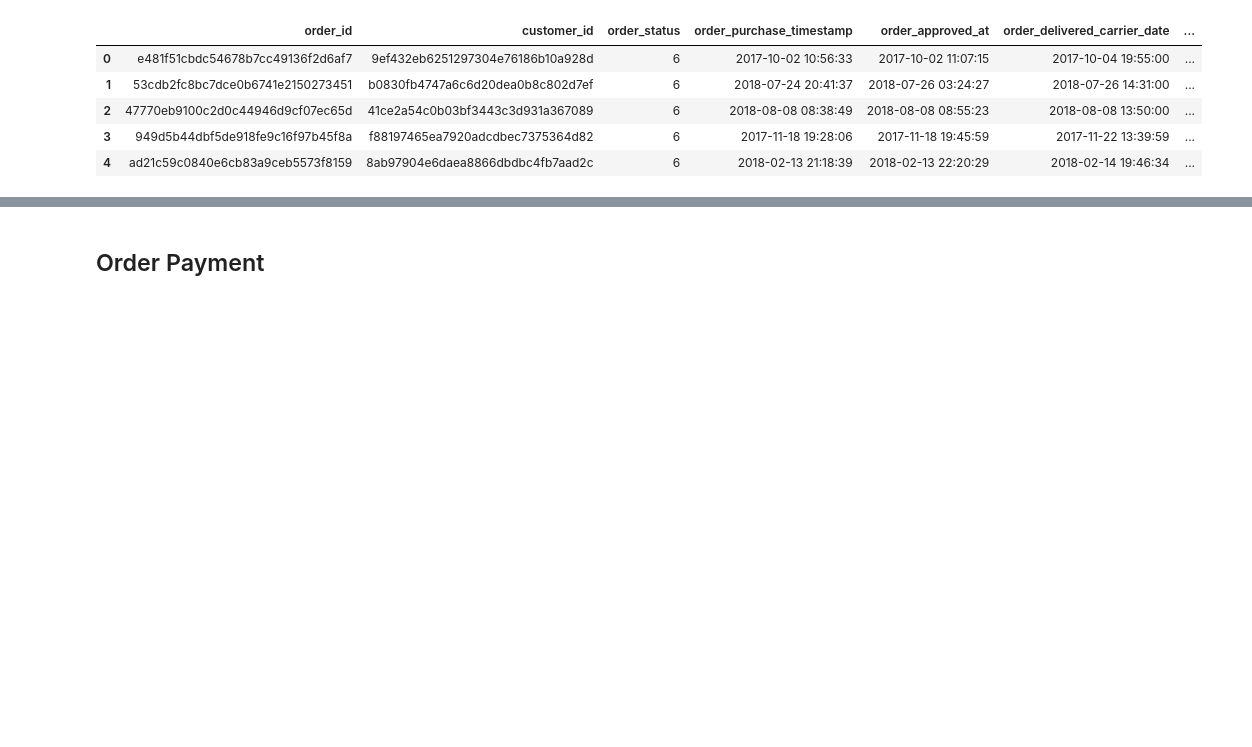
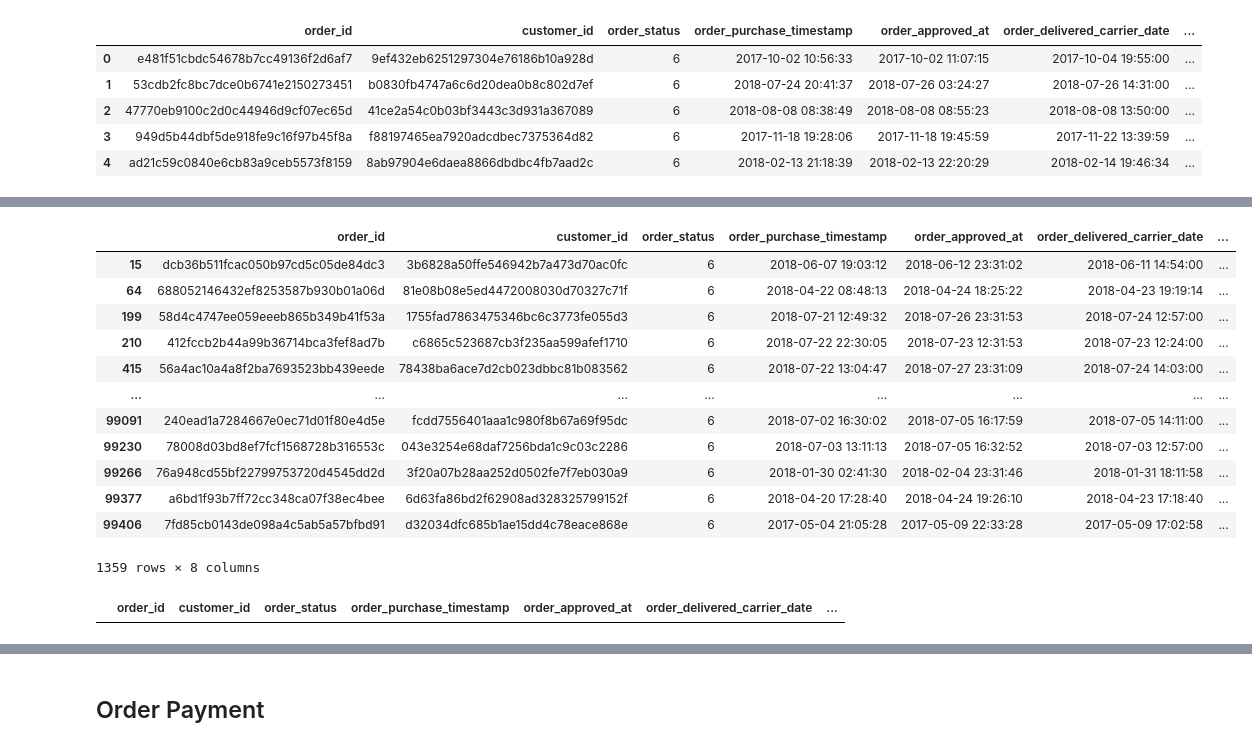
Before and after one commit to b1llywitant0/dbt-semantic-layer-implementation, a Jupyter notebook: analysis/EDA.ipynb, the cells around one changed output, grey strips where cells are left out. Drawn from its saved outputs; the diff is of its cells as text; code cells hidden in the pictures; blank space fills up the shorter version.

Commit message:
Test & Fix: Asserting timestamp columns in orders table, fixing anomalies in the timestamp columns

```diff
--- a/analysis/EDA.ipynb
+++ b/analysis/EDA.ipynb
@@ -1301,0 +1351,16 @@ df_order.loc[index,'order_status'] = 2
+# %%
+df_order[df_order['order_delivered_carrier_date']<df_order['order_approved_at']]
+# %% [output]
+|  | order_id | customer_id | order_status | order_purchase_timestamp | order_approved_at | order_delivered_carrier_date | ... |
+| 15 | dcb36b511fcac050b97cd5c05de84dc3 | 3b6828a50ffe546942b7a473d70ac0fc | 6 | 2018-06-07 19:03:12 | 2018-06-12 23:31:02 | 2018-06-11 14:54:00 | ... |
+| 64 | 688052146432ef8253587b930b01a06d | 81e08b08e5ed4472008030d70327c71f | 6 | 2018-04-22 08:48:13 | 2018-04-24 18:25:22 | 2018-04-23 19:19:14 | ... |
+| 199 | 58d4c4747ee059eeeb865b349b41f53a | 1755fad7863475346bc6c3773fe055d3 | 6 | 2018-07-21 12:49:32 | 2018-07-26 23:31:53 | 2018-07-24 12:57:00 | ... |
+| 210 | 412fccb2b44a99b36714bca3fef8ad7b | c6865c523687cb3f235aa599afef1710 | 6 | 2018-07-22 22:30:05 | 2018-07-23 12:31:53 | 2018-07-23 12:24:00 | ... |
+| 415 | 56a4ac10a4a8f2ba7693523bb439eede | 78438ba6ace7d2cb023dbbc81b083562 | 6 | 2018-07-22 13:04:47 | 2018-07-27 23:31:09 | 2018-07-24 14:03:00 | ... |
+| ... | ... | ... | ... | ... | ... | ... | ... |
+| 99091 | 240ead1a7284667e0ec71d01f80e4d5e | fcdd7556401aaa1c980f8b67a69f95dc | 6 | 2018-07-02 16:30:02 | 2018-07-05 16:17:59 | 2018-07-05 14:11:00 | ... |
+| 99230 | 78008d03bd8ef7fcf1568728b316553c | 043e3254e68daf7256bda1c9c03c2286 | 6 | 2018-07-03 13:11:13 | 2018-07-05 16:32:52 | 2018-07-03 12:57:00 | ... |
+| 99266 | 76a948cd55bf22799753720d4545dd2d | 3f20a07b28aa252d0502fe7f7eb030a9 | 6 | 2018-01-30 02:41:30 | 2018-02-04 23:31:46 | 2018-01-31 18:11:58 | ... |
+| 99377 | a6bd1f93b7ff72cc348ca07f38ec4bee | 6d63fa86bd2f62908ad328325799152f | 6 | 2018-04-20 17:28:40 | 2018-04-24 19:26:10 | 2018-04-23 17:18:40 | ... |
+| 99406 | 7fd85cb0143de098a4c5ab5a57bfbd91 | d32034dfc685b1ae15dd4c78eace868e | 6 | 2017-05-04 21:05:28 | 2017-05-09 22:33:28 | 2017-05-09 17:02:58 | ... |
+1359 rows × 8 columns
@@ -1301,0 +1373,4 @@ df_order.loc[index,'order_status'] = 2
+# %%
+df_order[df_order['order_delivered_carrier_date']<df_order['order_approved_at']]
+# %% [output]
+|  | order_id | customer_id | order_status | order_purchase_timestamp | order_approved_at | order_delivered_carrier_date | ... |
```
Also changed, not shown: parts of 18 cells of this notebook, 6 other files.
